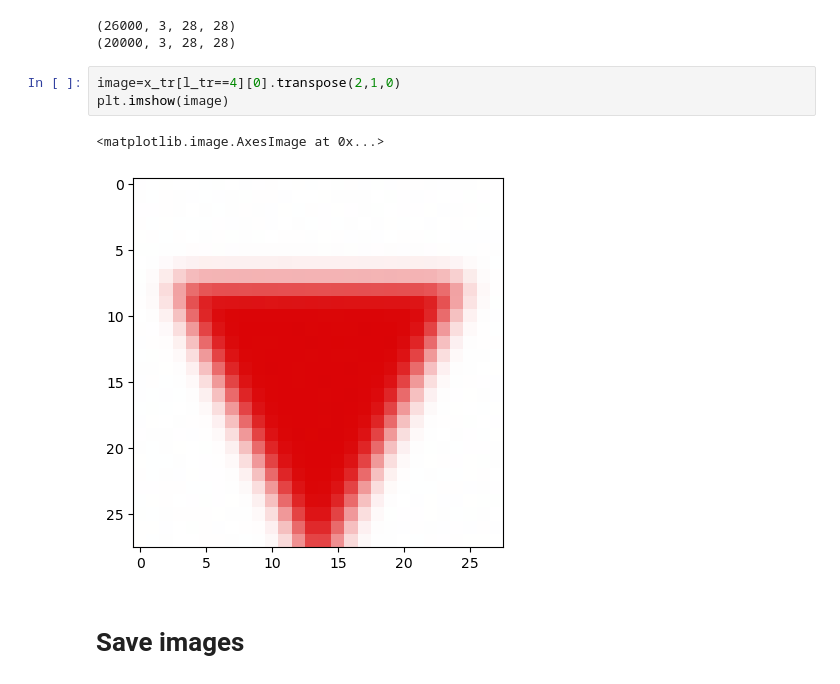
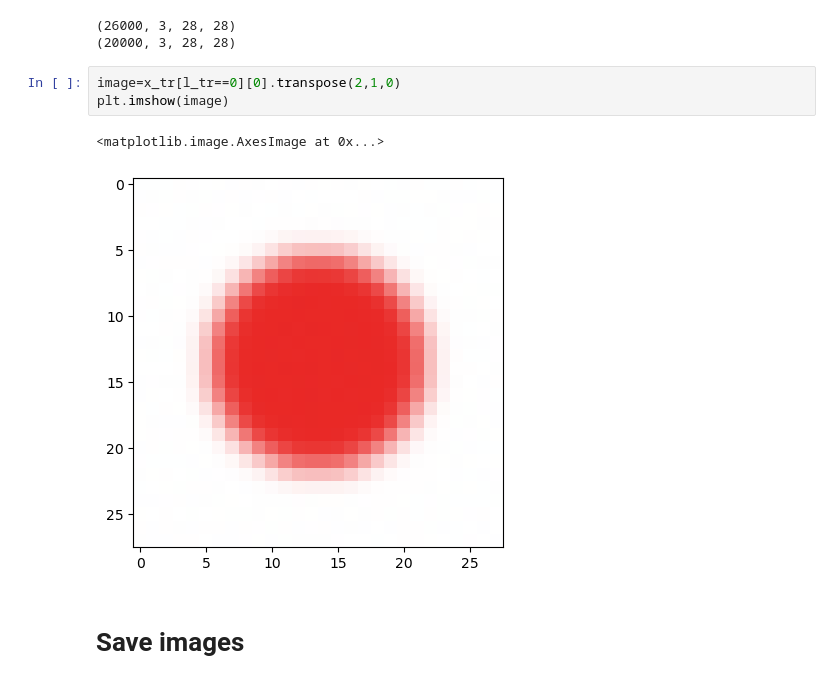
Before and after one commit to JiaweiGe0416/LLM-Understanding, a Jupyter notebook: concept-learning/notebooks/generate_2x2x2.ipynb, the cells around one changed output. Saved outputs shown, nothing was run; the diff lists cells and outputs as text.

```diff
--- a/concept-learning/notebooks/generate_2x2x2.ipynb
+++ b/concept-learning/notebooks/generate_2x2x2.ipynb
@@ -44,11 +44,11 @@ print(x_te.shape)
 (26000, 3, 28, 28)
 (20000, 3, 28, 28)
 # %%
-image=x_tr[l_tr==4][0].transpose(2,1,0)
+image=x_tr[l_tr==0][0].transpose(2,1,0)
 plt.imshow(image)
 # %% [output]
 <matplotlib.image.AxesImage at 0x...>
-[figure, old version]
+[figure, new version]
 # %% [markdown]
 # Save images
 # %%
```
Also changed, not shown: parts of 1 cell of this notebook, 3 other files.
